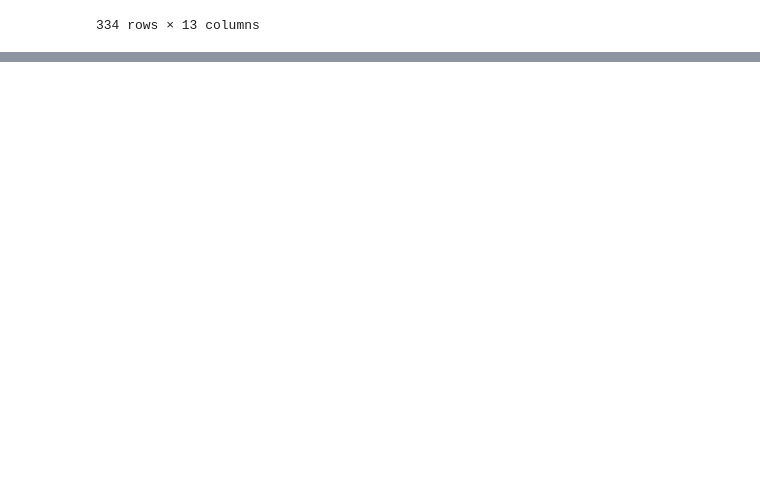
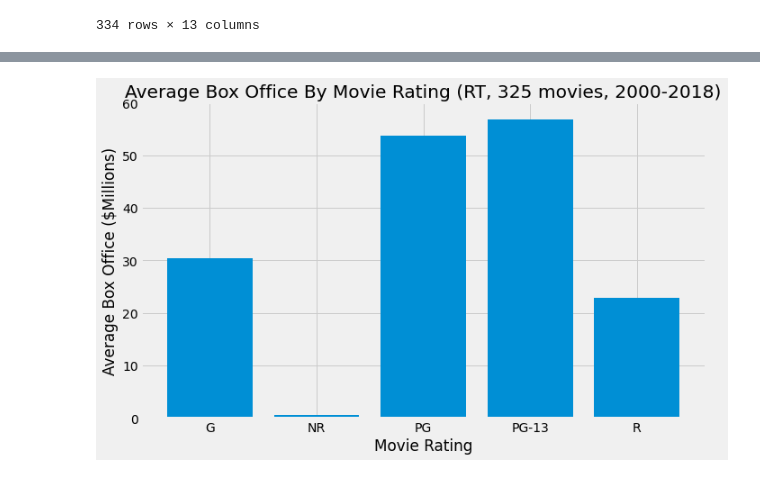
Before and after one commit to nate-walter/Movie-Studio-Project, a Jupyter notebook: Ben's Notebook.ipynb, the cells around one changed output, grey strips where cells are left out. Saved outputs shown, nothing was run; the diff lists cells and outputs as text; code cells hidden in the pictures; blank space fills up the shorter version.

Commit message:
Data Cleaning and Graphs 6/19

```diff
--- a/Ben's Notebook.ipynb
+++ b/Ben's Notebook.ipynb
@@ -180,0 +102,16 @@ rt_movies_cleaned = rt_movies_cleaned[rt_movies_cleaned.year >= 2000]
+# %%
+rt_movies_cleaned.drop(259, axis=0, inplace=True)
+# %%
+#Rotten Tomatoes db of 325 movies from 2000 to 2018
+plt.style.use('fivethirtyeight')
+fig, ax = plt.subplots(figsize=(10,6))
+x = rt_movies_cleaned.groupby('rating').box_office.mean().index
+y = rt_movies_cleaned.groupby('rating').box_office.mean().values
+ax.bar(x,y)
+ax.set_xlabel('Movie Rating')
+ax.set_ylabel('Average Box Office ($Millions)')
+ax.set_title('Average Box Office By Movie Rating (RT, 325 movies, 2000-2018)')
+ax.set_yticks(range(0,70000000,10000000))
+ax.set_yticklabels(range(0,70,10));
+# %% [output]
+[figure, added]
```
Also changed, not shown: parts of 42 cells of this notebook.
